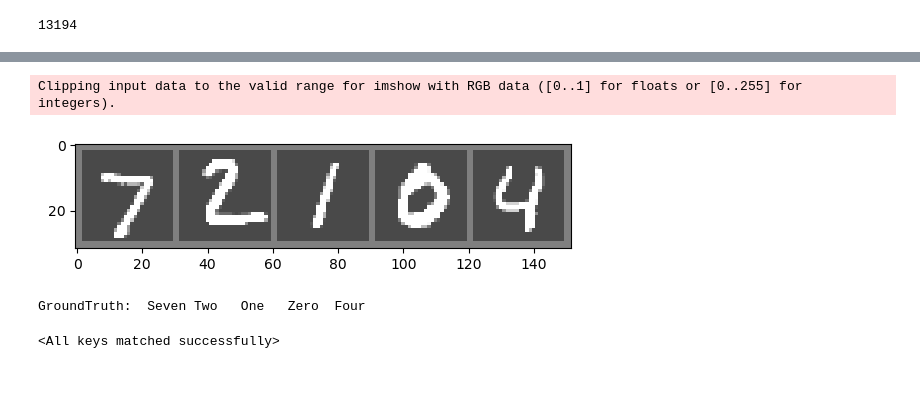
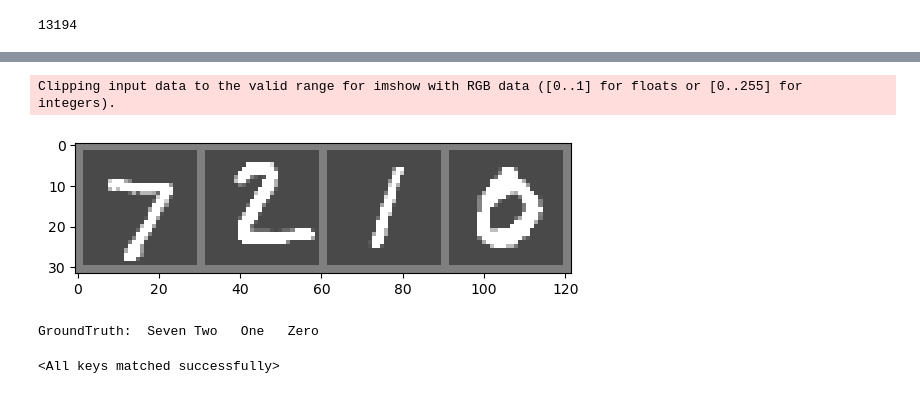
Before and after one commit to HassanAlgoz/xray, a Jupyter notebook: notebook_vicreg.ipynb, the cells around one changed output, grey strips where cells are left out. Drawn from its saved outputs; the diff is of its cells as text; code cells hidden in the pictures.

```diff
--- a/notebook_vicreg.ipynb
+++ b/notebook_vicreg.ipynb
@@ -122,5 +127,5 @@ class Model(nn.Module):
 
     def forward(self, x):
         s = self.encoder(x)
-        return s, self.mlp(s)
+        return s, F.softmax(self.mlp(s), dim=1)
 # %%
@@ -148,14 +153,13 @@ def off_diagonal(x):
 # %%
-import torch.nn.functional as F
-
-for epoch in range(2):  # loop over the dataset multiple times
+for epoch in range(2):
+    running_loss = 0.0
+    i = 0
     d = 0
-    running_loss = 0.0
     for trainloader in trainloaders:
         print(f'training digit {d}')
         d += 1
-        for i, data in enumerate(trainloader):
-            x1 = data[0].view(batch_size, 1, 28, 28).float().to(device)
+        for j, data in enumerate(trainloader):
+            x = data[0].view(batch_size, 1, 28, 28).float().to(device)
             x2 = data[1].view(batch_size, 1, 28, 28).float().to(device)
             label = data[2].to(device)
 
@@ -163,23 +167,23 @@ for epoch in range(2):  # loop over the dataset multiple times
             optimizer.zero_grad()
 
             # forward
-            s1, out1 = net(x1)
+            s, out = net(x)
             s2, out2 = net(x2)
 
             # penalize far away embeddings
-            repr_loss = F.mse_loss(x1, x2)
+            repr_loss = F.mse_loss(x, x2)
 
             # Maintain variance above a threshold to prevent feature collapse
             var_threshold = 0.5
-            std1 = torch.sqrt(s1.var(dim=0) + 0.0001)
+            std1 = torch.sqrt(s.var(dim=0) + 0.0001)
             std2 = torch.sqrt(s2.var(dim=0) + 0.0001)
             std_loss = torch.mean(F.relu(1 - std1)) / 2 + torch.mean(F.relu(1 - std2)) / 2
 
             # reduce co-variance such that feature detectors tend to learn unique things
             # cov_loss = torch.mean((s1 - s1.mean(0)) * (s2 - s2.mean(0)))
-            s1 = s1 - s1.mean(dim=0)
+            s = s - s.mean(dim=0)
             s2 = s2 - s2.mean(dim=0)
-            cov_s1 = (s1.T @ s1) / (batch_size - 1)
+            cov_s1 = (s.T @ s) / (batch_size - 1)
             cov_s2 = (s2.T @ s2) / (batch_size - 1)
             cov_loss = off_diagonal(cov_s1).pow_(2).sum().div(
                 28*28
@@ -194,7 +198,8 @@ for epoch in range(2):  # loop over the dataset multiple times
 
             # print statistics
             running_loss += loss.item()
-            if i % 1000 == 999:    # print every 2000 mini-batches
+            i += 1
+            if i % 100 == 0:
                 print(f'[{epoch + 1}, {i + 1:5d}] loss: {running_loss / 2000:.3f}')
 print('Finished Training')
 # %% [output]
@@ -236,13 +277,13 @@ testloader = DataLoader(testset, batch_size=batch_size, shuffle=False, num_worke
 # %%
 dataiter = iter(testloader)
 images, labels = next(dataiter)
 
 # print images
-imshow(torchvision.utils.make_grid(images))
-print('GroundTruth: ', ' '.join(f'{classes[labels[j].item()]:5s}' for j in range(batch_size)))
+imshow(torchvision.utils.make_grid(images[:4]))
+print('GroundTruth: ', ' '.join(f'{classes[labels[j].item()]:5s}' for j in range(4)))
 # %% [output]
 Clipping input data to the valid range for imshow with RGB data ([0..1] for floats or [0..255] for integers).
-[figure, old version]
+[figure, new version]
-GroundTruth:  Seven Two   One   Zero  Four
+GroundTruth:  Seven Two   One   Zero
 # %%
 net = Model()
```
Also changed, not shown: parts of 25 cells of this notebook.
